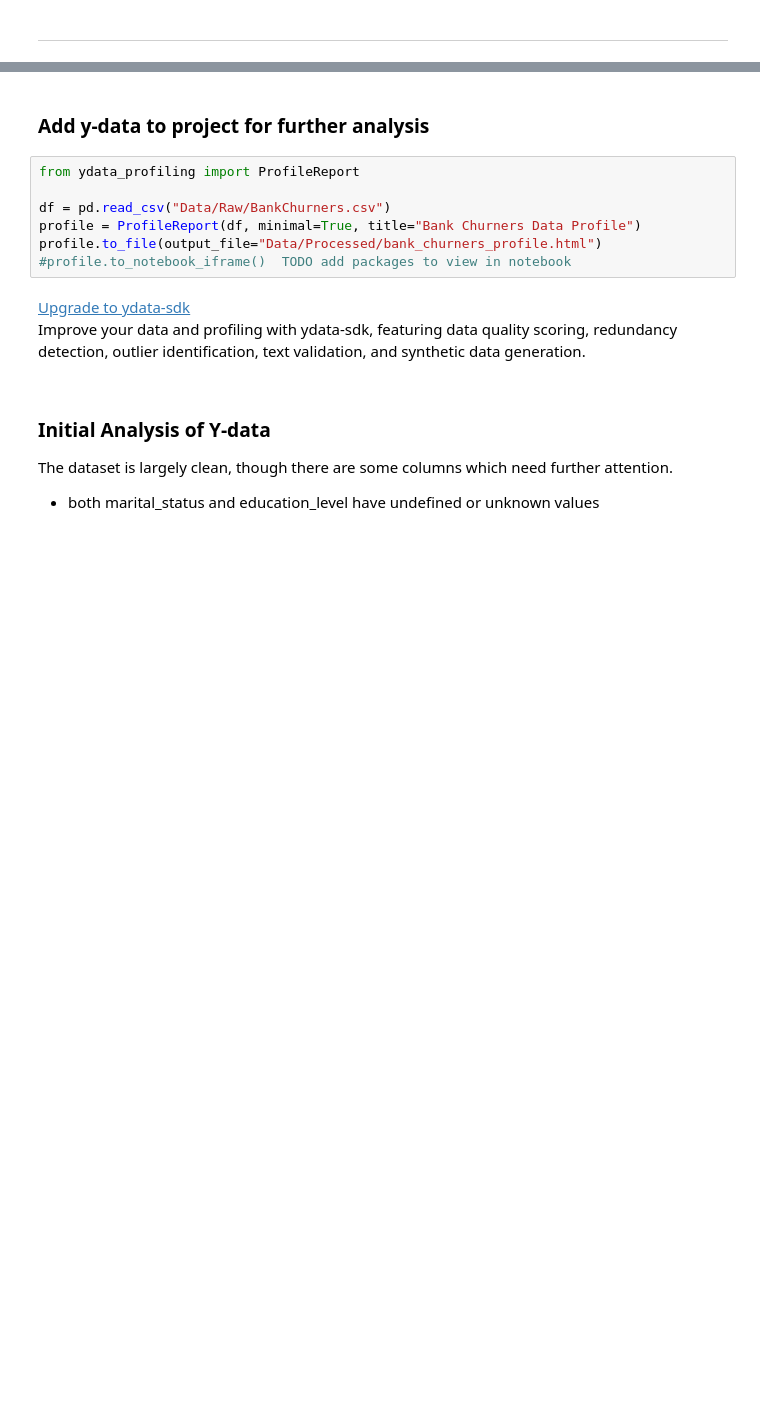
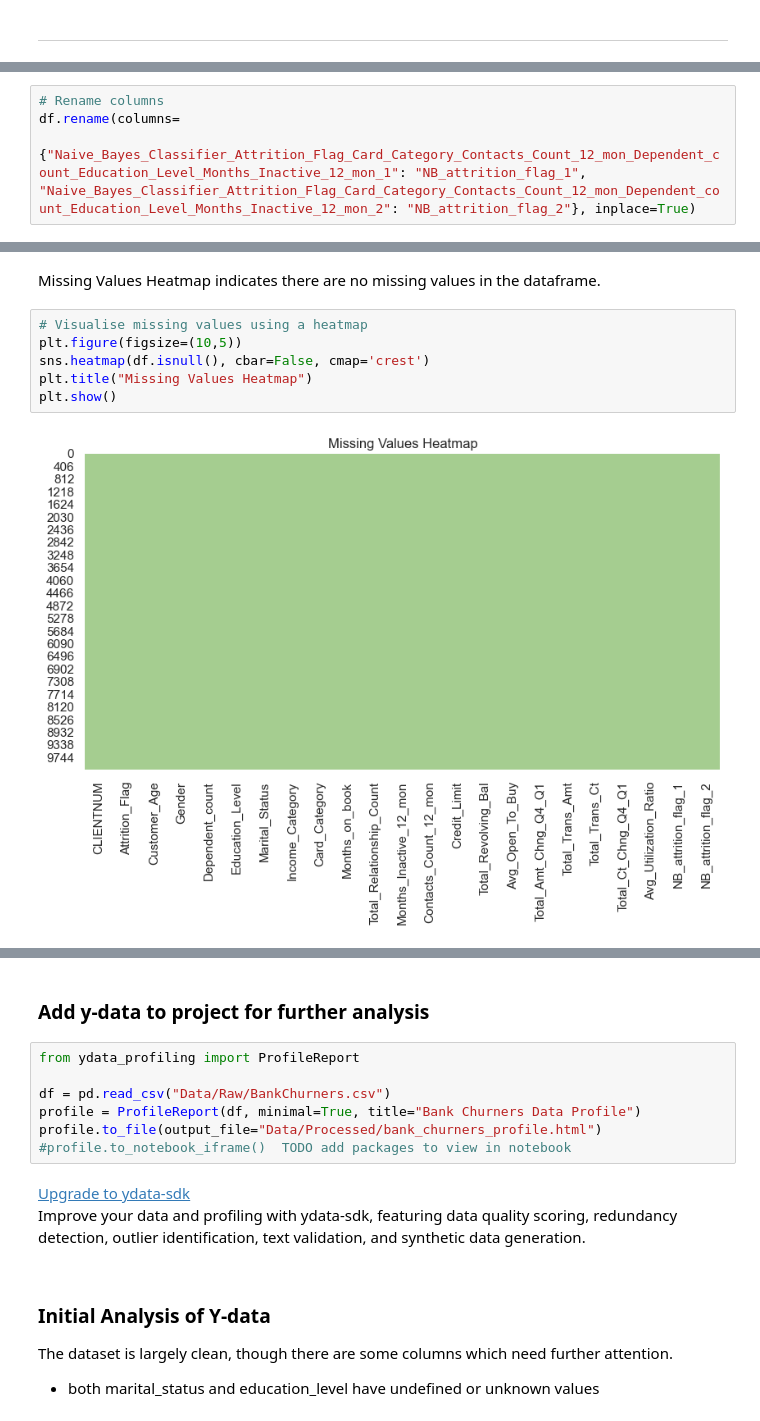
Before and after one commit to Mikeecee1/Team1_Hackathon, a Jupyter notebook: jupyter_notebooks/Extraction.ipynb, the cells around one changed output, grey strips where cells are left out. Cells and saved outputs as stored; diff of their text form; blank space fills up the shorter version.

```diff
--- a/jupyter_notebooks/Extraction.ipynb
+++ b/jupyter_notebooks/Extraction.ipynb
@@ -100,0 +105,4 @@ Row: 10127, Column: 23
+# %%
+# Rename columns
+df.rename(columns=
+          {"Naive_Bayes_Classifier_Attrition_Flag_Card_Category_Contacts_Count_12_mon_Dependent_count_Education_Level_Months_Inactive_12_mon_1": "NB_attrition_flag_1", "Naive_Bayes_Classifier_Attrition_Flag_Card_Category_Contacts_Count_12_mon_Dependent_count_Education_Level_Months_Inactive_12_mon_2": "NB_attrition_flag_2"}, inplace=True)
@@ -100,0 +121,10 @@ Row: 10127, Column: 23
+# %% [markdown]
+Missing Values Heatmap indicates there are no missing values in the dataframe.
+# %%
+# Visualise missing values using a heatmap
+plt.figure(figsize=(10,5))
+sns.heatmap(df.isnull(), cbar=False, cmap='crest')
+plt.title("Missing Values Heatmap")
+plt.show()
+# %% [output]
+[figure, added]
```
Also changed, not shown: parts of 12 cells of this notebook.
